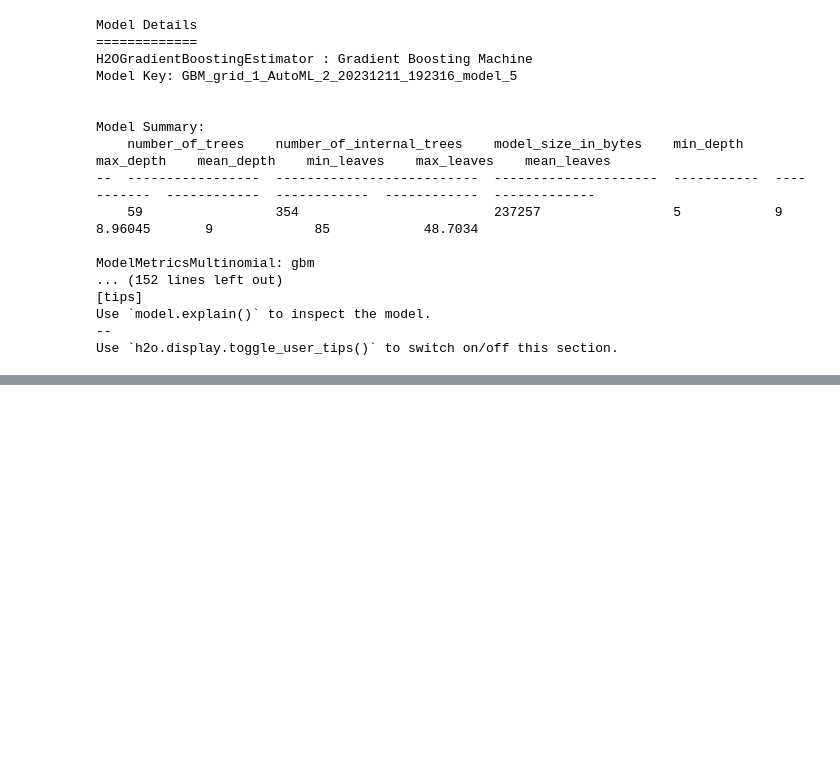
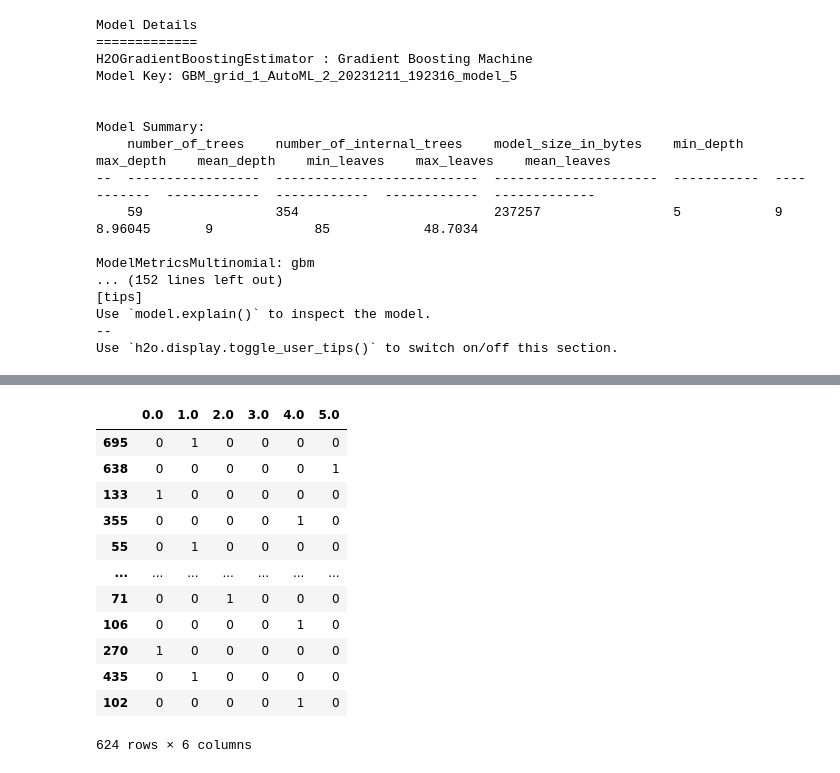
Before and after one commit to JuanBayon/TFG_machine_learning, a Jupyter notebook: data.ipynb, the cells around one changed output, grey strips where cells are left out. Cells and saved outputs as stored; diff of their text form; code cells hidden in the pictures; blank space fills up the shorter version.

```diff
--- a/data.ipynb
+++ b/data.ipynb
@@ -656,0 +667,24 @@ Model saved to /Users/juanbayonfernandez/Desktop/UOC2/TFG/data/model_to_java/GBM
+# %%
+from sklearn.model_selection import train_test_split
+
+X = data_to_java.drop('smash', axis=1)
+y = data_to_java['smash']
+# %%
+X_train, X_test, Y_train, Y_test = train_test_split(X, y, test_size=0.2, random_state=42)
+# %%
+Y_train = pd.get_dummies(Y_train)
+Y_train
+# %% [output]
+|  | 0.0 | 1.0 | 2.0 | 3.0 | 4.0 | 5.0 |
+| 695 | 0 | 1 | 0 | 0 | 0 | 0 |
+| 638 | 0 | 0 | 0 | 0 | 0 | 1 |
+| 133 | 1 | 0 | 0 | 0 | 0 | 0 |
+| 355 | 0 | 0 | 0 | 0 | 1 | 0 |
+| 55 | 0 | 1 | 0 | 0 | 0 | 0 |
+| ... | ... | ... | ... | ... | ... | ... |
+| 71 | 0 | 0 | 1 | 0 | 0 | 0 |
+| 106 | 0 | 0 | 0 | 0 | 1 | 0 |
+| 270 | 1 | 0 | 0 | 0 | 0 | 0 |
+| 435 | 0 | 1 | 0 | 0 | 0 | 0 |
+| 102 | 0 | 0 | 0 | 0 | 1 | 0 |
+624 rows × 6 columns
```
Also changed, not shown: parts of 10 cells of this notebook, 20 other files.
